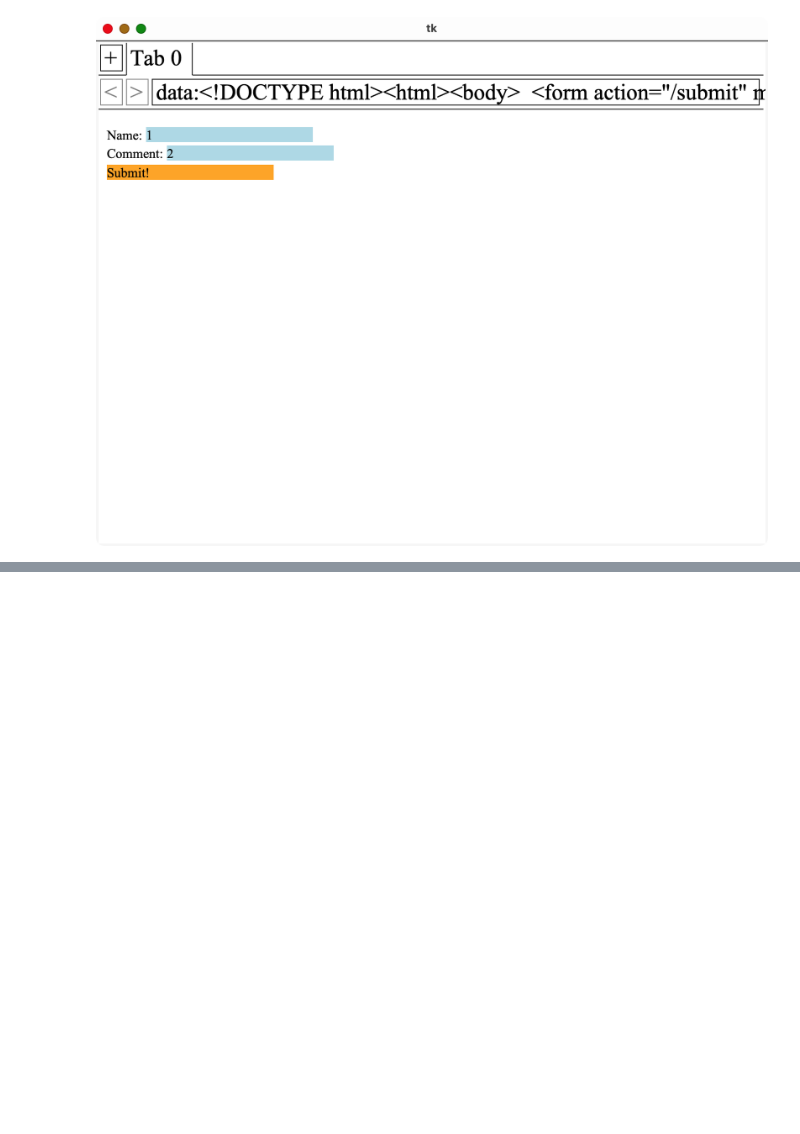
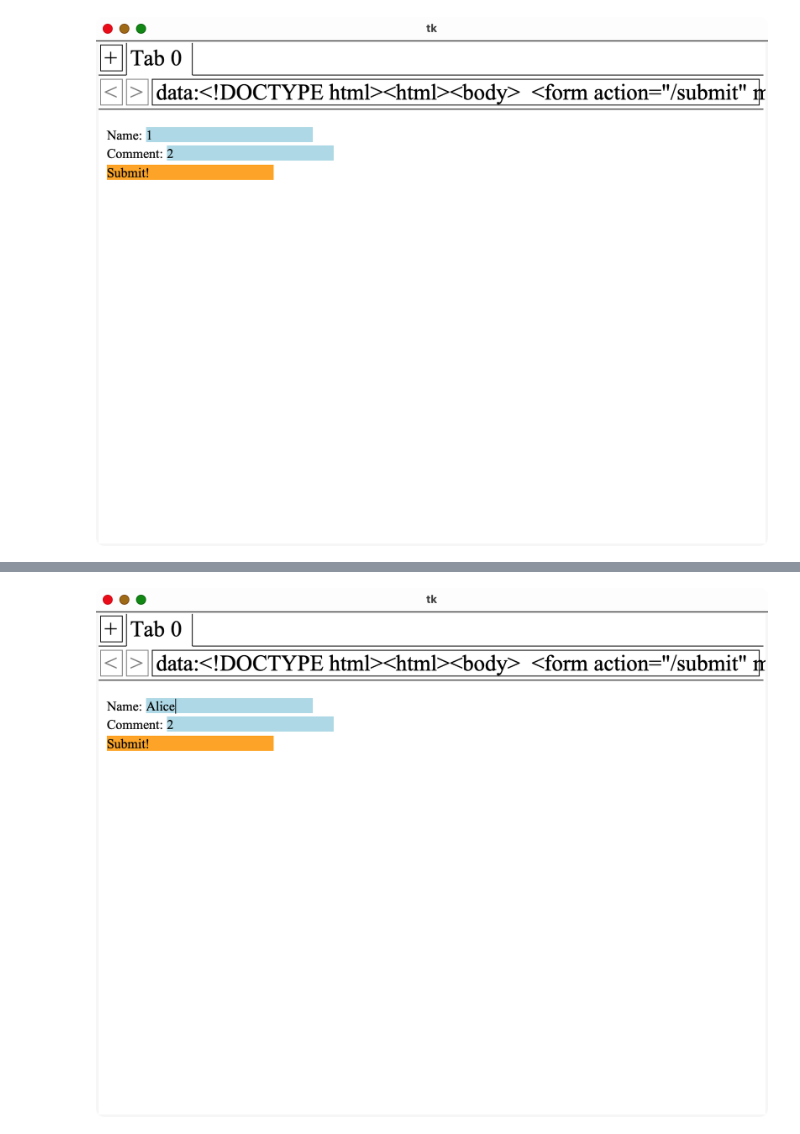
Before and after one commit to r4k0nb4k0n/browser-engineering-study, a Jupyter notebook: part-3-running-applications-8-sending-informations-to-servers.ipynb, the cells around one changed output, grey strips where cells are left out. Cells and saved outputs as stored; diff of their text form; code cells hidden in the pictures; blank space fills up the shorter version.

```diff
--- a/part-3-running-applications-8-sending-informations-to-servers.ipynb
+++ b/part-3-running-applications-8-sending-informations-to-servers.ipynb
@@ -88,0 +91,89 @@ display_tk_window(browser.window, settle_seconds=0.5)
+# %%
+import time
+import importlib
+import browser.html
+import browser.css
+import browser.layout
+import browser.browser
+
+# 💡 모듈 핫 리로드
+importlib.reload(browser.html)
+importlib.reload(browser.css)
+importlib.reload(browser.layout)
+importlib.reload(browser.browser)
+
+from browser.browser import Browser
+from browser.url import URL
+from browser.layout import InputLayout, DrawRect, DrawText, DrawLine
+from browser.html import tree_to_list
+from browser.tk_capture import display_tk_window
+
+# 1. 폼 HTML 로드
+html_content = """<!DOCTYPE html>
+<html>
+<body>
+  <form action="/submit" method="post">
+    <p>Name: <input name=name value=1></p>
+    <p>Comment: <input name=comment value=2></p>
+    <p><button>Submit!</button></p>
+  </form>
+</body>
+</html>"""
+
+browser = Browser()
+browser.new_tab(URL("data:text/html," + html_content))
+tab = browser.active_tab
+
+# 2. 첫 번째 input 위젯 좌표 찾기
+inputs = [obj for obj in tree_to_list(tab.document, []) if isinstance(obj, InputLayout) and obj.node.tag == "input"]
+name_input = inputs[0]
+init_val = name_input.node.attributes.get("value")
+print(f"1. Name 입력창 초기 위치: (x={name_input.x}, y={name_input.y}) | 초기 value: {init_val}")
+
+# 3. 마우스 클릭 시뮬레이션: Name 입력창 클릭
+class FakeMouseEvent:
+    def __init__(self, x, y):
+        self.x = x
+        self.y = y
+
+click_x = name_input.x + 10
+click_y = browser.chrome.bottom + name_input.y + 5
+browser.handle_click(FakeMouseEvent(click_x, click_y))
+
+cleared_val = tab.focus.attributes.get("value")
+print("\n2. Name 입력창 클릭 후:")
+print(f" - Browser focus : {browser.focus}")
+print(f" - Tab focus     : {tab.focus}")
+print(f" - is_focused    : {tab.focus.is_focused}")
+print(f" - 클리어된 value: {cleared_val}")
+
+# 4. 키보드 입력 시뮬레이션: Alice 입력
+class FakeKeyEvent:
+    def __init__(self, char):
+        self.char = char
+
+for char in "Alice":
+    browser.handle_key(FakeKeyEvent(char))
+
+typed_val = tab.focus.attributes.get("value")
+print("\n3. Alice 타이핑 후:")
+print(f" - 업데이트된 value: {typed_val}")
+
+# 5. 커서(DrawLine) 및 텍스트(DrawText) 렌더링 검증
+inputs_updated = [obj for obj in tree_to_list(tab.document, []) if isinstance(obj, InputLayout) and obj.node.tag == "input"]
+name_input_updated = inputs_updated[0]
+cursors = [cmd for cmd in tab.display_list if isinstance(cmd, DrawLine) and cmd.color == "black" and cmd.rect.top == name_input_updated.y]
+typed_texts = [cmd for cmd in tab.display_list if isinstance(cmd, DrawText) and cmd.text == "Alice"]
+print("\n4. 렌더링 검증:")
+print(f" - Alice 텍스트 렌더링 여부: {len(typed_texts) > 0} (위치: x={typed_texts[0].rect.left}, y={typed_texts[0].rect.top})")
+print(f" - 텍스트 커서(DrawLine) 존재 여부: {len(cursors) > 0} (위치: x={cursors[0].rect.left})")
+
+# 6. 브라우저 창 동기화 및 주피터 노트북에 화면 출력
+browser.draw()
+for _ in range(10):
+    browser.window.update_idletasks()
+    browser.window.update()
+    time.sleep(0.05)
+
+display_tk_window(browser.window, settle_seconds=0.5)
+# %% [output]
@@ -88,0 +194 @@ display_tk_window(browser.window, settle_seconds=0.5)
+[figure, added]
```
Also changed, not shown: parts of 2 cells of this notebook, 3 other files.
